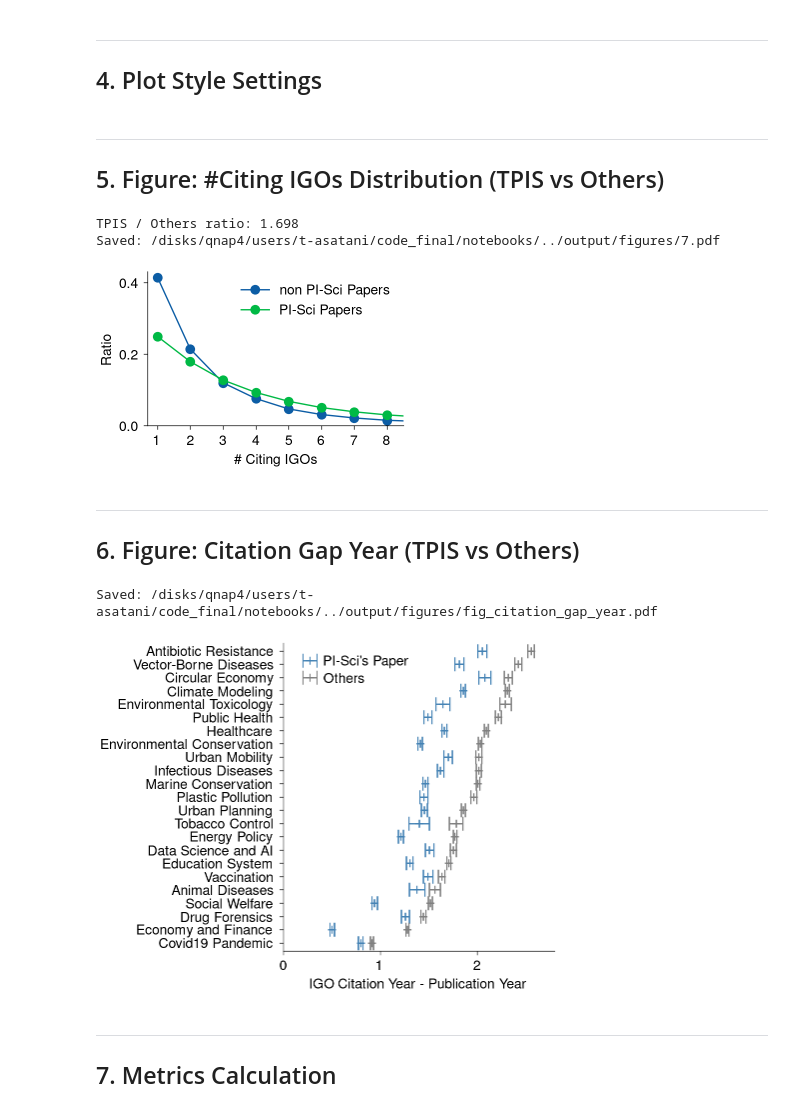
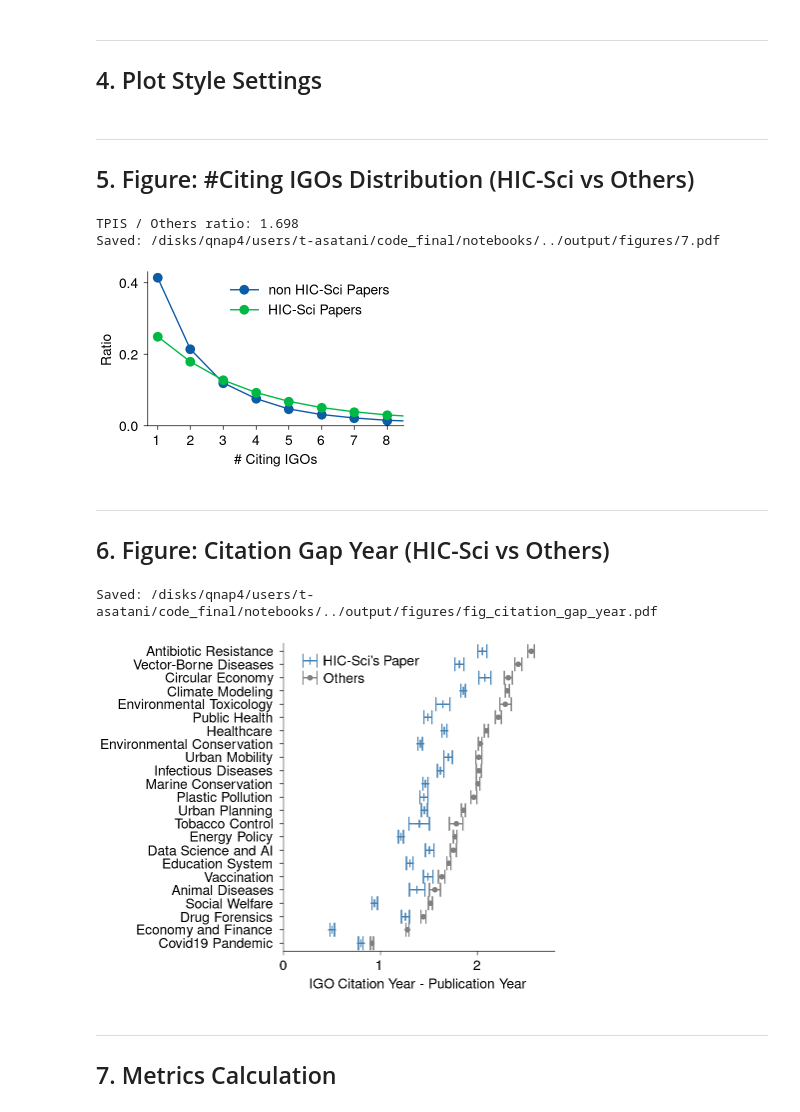
Before and after one commit to asatani/IGO_science_citation, a Jupyter notebook: 06_igo_analysis.ipynb, the cells around one changed output. Cells and saved outputs as stored; diff of their text form; code cells hidden in the pictures.

```diff
--- a/06_igo_analysis.ipynb
+++ b/06_igo_analysis.ipynb
@@ -81,19 +80,19 @@ df_all['partition'] = df_all.DOI.map(papers_cited_all.set_index('doi').partition
 # %%
-# TPIS (Top Policy-Influential Scientists)
+# HIC-Sci (Top Policy-Influential Scientists)
 res = []
 for k, v in papers_cited_all.query('partition>=0').groupby('partition'):
-    tpis_path = TmpPaths.TPIS
-    if tpis_path.exists():
-        tpis = set(load_pickle(tpis_path).loc[k])
-        v['is_tpis'] = v.authids.apply(lambda x: 1 if len(set(x) & tpis) > 0 else 0)
-        res.append(v['is_tpis'])
+    hic_sci_path = TmpPaths.HIC_SCI
+    if hic_sci_path.exists():
+        hic_sci = set(load_pickle(hic_sci_path).loc[k])
+        v['is_hic_sci'] = v.authids.apply(lambda x: 1 if len(set(x) & hic_sci) > 0 else 0)
+        res.append(v['is_hic_sci'])
 
 if res:
-    papers_cited_all['is_tpis'] = pd.concat(res)
+    papers_cited_all['is_hic_sci'] = pd.concat(res)
 else:
-    papers_cited_all['is_tpis'] = 0
+    papers_cited_all['is_hic_sci'] = 0
 
-papers_cited_all['is_tpis'] = papers_cited_all['is_tpis'].fillna(0)
+papers_cited_all['is_hic_sci'] = papers_cited_all['is_hic_sci'].fillna(0)
 # %%
 # IGO citation
 count_of_citing_IGOs = df_all.groupby('DOI')['org'].apply(set).apply(len)
@@ -160,46 +159,46 @@ plt.rcParams["text.latex.preamble"] = r"""
 """
 # %% [markdown]
 ---
-## 5. Figure: #Citing IGOs Distribution (TPIS vs Others)
+## 5. Figure: #Citing IGOs Distribution (HIC-Sci vs Others)
 # %%
 tmp = papers_cited_all.copy()
 tmp['tmp'] = tmp.count_of_citing_IGOs
 
 fig, ax = plt.subplots(1, 1, figsize=(3.3, 2))
 
-(tmp.query('is_tpis==0').tmp.value_counts().sort_index() / len(tmp.query('is_tpis==0').tmp)).plot(
-    ax=ax, marker='o', label='non PI-Sci Papers'
+(tmp.query('is_hic_sci==0').tmp.value_counts().sort_index() / len(tmp.query('is_hic_sci==0').tmp)).plot(
+    ax=ax, marker='o', label='non HIC-Sci Papers'
 )
-(tmp.query('is_tpis==1').tmp.value_counts().sort_index() / len(tmp.query('is_tpis==1').tmp)).plot(
-    ax=ax, marker='o', label='PI-Sci Papers'
+(tmp.query('is_hic_sci==1').tmp.value_counts().sort_index() / len(tmp.query('is_hic_sci==1').tmp)).plot(
+    ax=ax, marker='o', label='HIC-Sci Papers'
 )
 
 ax.legend()
 ax.set_xlabel(r'\# Citing IGOs')
 ax.set_ylabel('Ratio')
 ax.set_xticks(range(1, 9))
 ax.set_xticklabels(range(1, 9))
 ax.set_yticks([0, 0.2, 0.4])
 ax.set_xlim([0.7, 8.5])
 ax.set_ylim([0.0, 0.43])
 ax.tick_params(which='major', direction='out', left=True, bottom=True)
 ax.tick_params(which='minor', direction='out', left=False, bottom=False)
 
-ratio = tmp.query('is_tpis==1').tmp.mean() / tmp.query('is_tpis==0').tmp.mean()
-print(f"TPIS / Others ratio: {ratio:.3f}")
+ratio = tmp.query('is_hic_sci==1').tmp.mean() / tmp.query('is_hic_sci==0').tmp.mean()
+print(f"HIC-Sci / Others ratio: {ratio:.3f}")
 
 output_path = OutputPaths.FIGURES / '7.pdf'
 output_path.parent.mkdir(parents=True, exist_ok=True)
 fig.savefig(output_path)
 print(f"Saved: {output_path}")
 plt.show()
 # %% [output]
 TPIS / Others ratio: 1.698
 Saved: /disks/qnap4/users/t-asatani/code_final/notebooks/../output/figures/7.pdf
-[figure, old version]
+[figure, new version]
 # %% [markdown]
 ---
-## 6. Figure: Citation Gap Year (TPIS vs Others)
+## 6. Figure: Citation Gap Year (HIC-Sci vs Others)
 # %%
 papers_cited_all['year_diff'] = papers_cited_all.doi.map(
     df_all.groupby(['DOI'])['year_diff'].min()
@@ -217,13 +216,13 @@ y_positions = range(len(means))
 # %%
 fig, ax = plt.subplots(figsize=(3.5, 4))
 
-# PI-Sci Papers (blue)
+# HIC-Sci Papers (blue)
 ax.errorbar(means[1], y_positions, xerr=errors[1],
-            fmt="+", capsize=5, color='#4583B5', label="PI-Sci's Paper")
+            fmt="+", capsize=5, color='#4583B5', label="HIC-Sci's Paper")
 
 # Others (gray)
 ax.errorbar(means[0], y_positions, xerr=errors[0],
-            fmt="+", capsize=5, color='#808080', label="Others")
+            fmt=".", capsize=5, color='#808080', label="Others")
 
 ax.set_yticks(y_positions)
 ax.set_yticklabels(means.index)
@@ -246,7 +245,7 @@ print(f"Saved: {output_path}")
 plt.show()
 # %% [output]
 Saved: /disks/qnap4/users/t-asatani/code_final/notebooks/../output/figures/fig_citation_gap_year.pdf
-[figure, old version]
+[figure, new version]
 # %% [markdown]
 ---
 ## 7. Metrics Calculation
```
Also changed, not shown: parts of 4 cells of this notebook, 17 other files.
